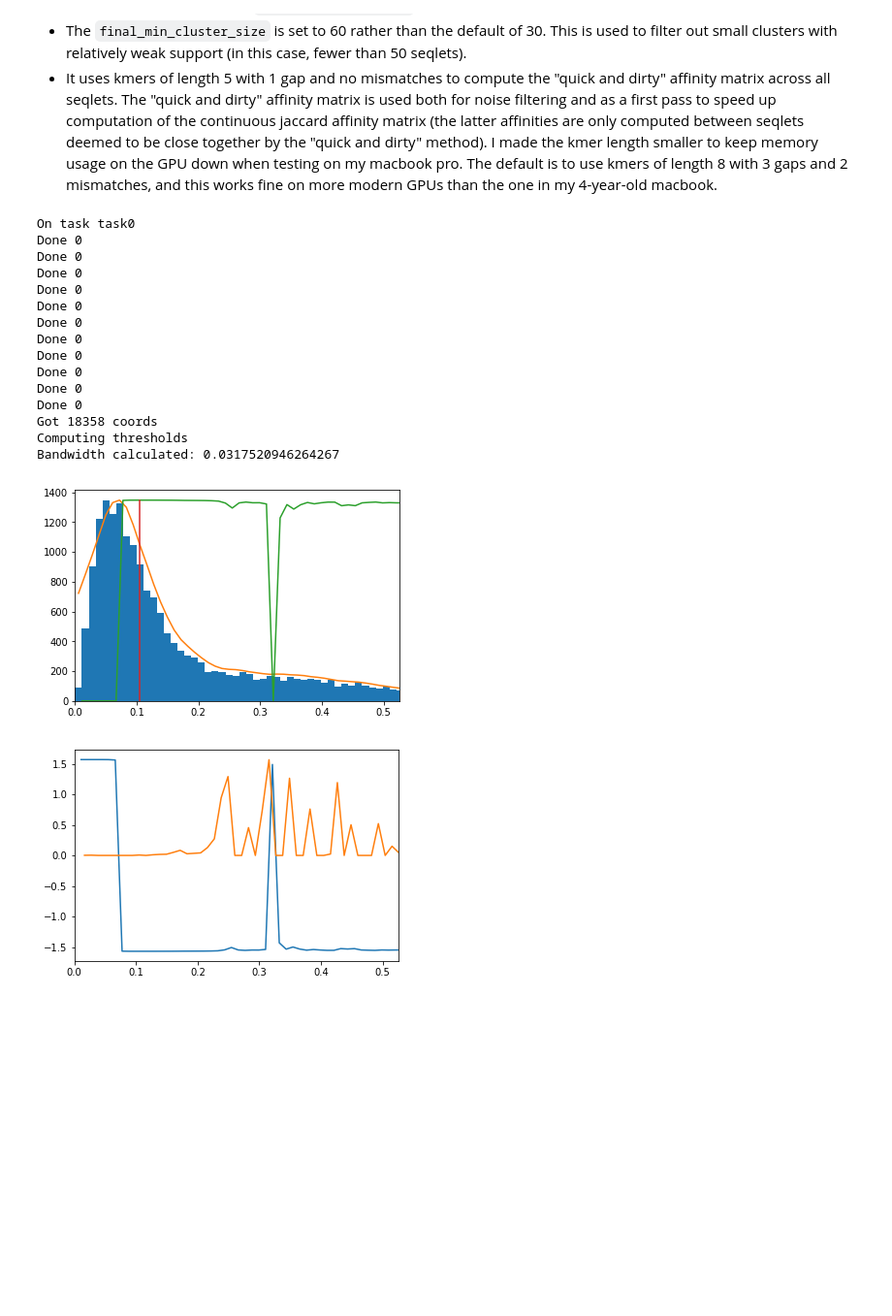
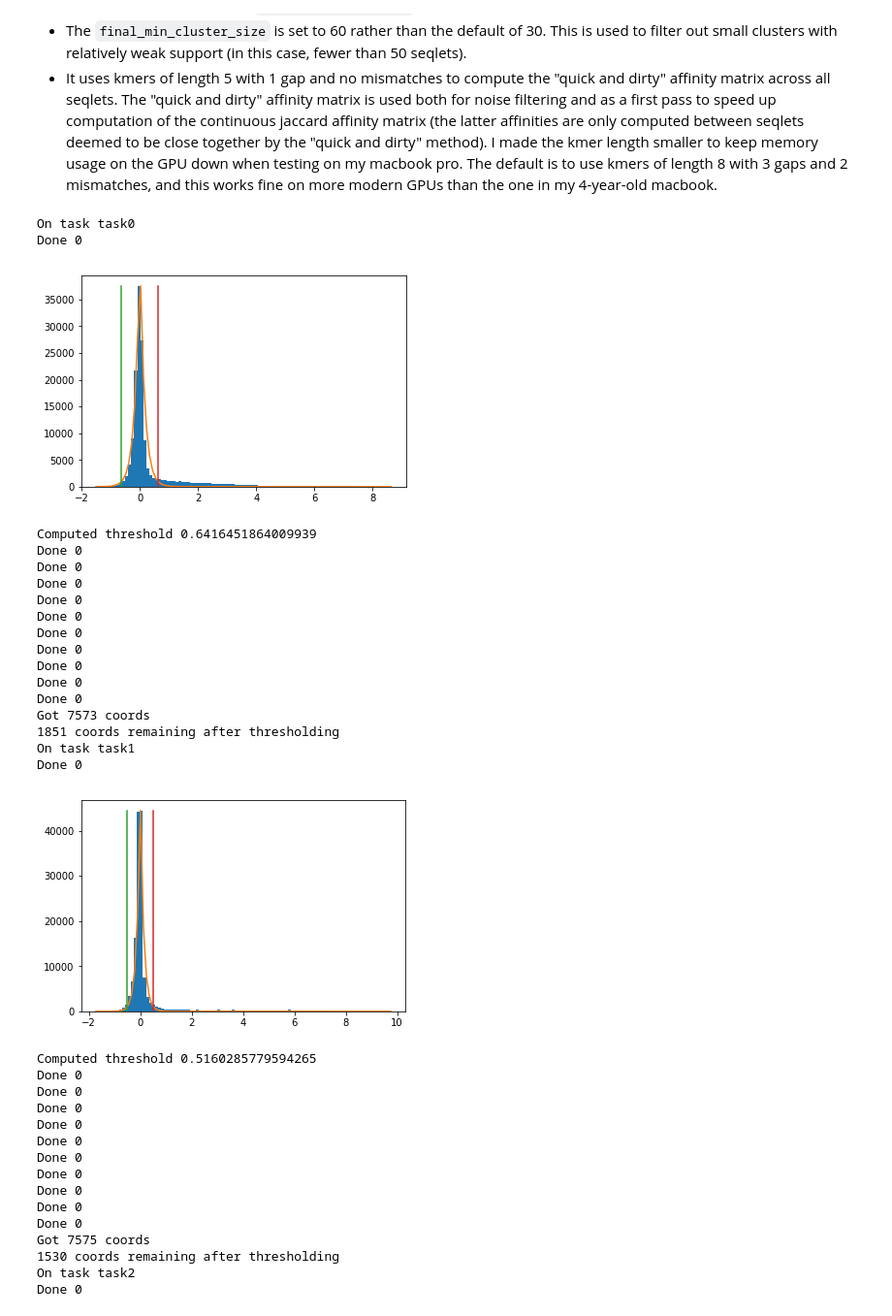
Before and after one commit to kundajelab/tfmodisco, a Jupyter notebook: examples/simulated_tf_binding/TF MoDISco TAL GATA.ipynb, the cells around one changed output. Shown at 97% size. Drawn from its saved outputs; the diff is of its cells as text; code cells hidden in the pictures; blank space fills up the shorter version.

Commit message:
added code for laplace thresholding

```diff
--- a/examples/simulated_tf_binding/TF MoDISco TAL GATA.ipynb
+++ b/examples/simulated_tf_binding/TF MoDISco TAL GATA.ipynb
@@ -35,6 +39,8 @@ File sequences.txt exists already
 # %% [markdown]
 ### Functions for one-hot encoding sequences
 # %%
+import gzip
+
 def one_hot_encode_along_channel_axis(sequence):
     #theano dim ordering, uses row axis for one-hot
     to_return = np.zeros((len(sequence),4), dtype=np.int8)
@@ -66,6 +72,19 @@ def seq_to_one_hot_fill_in_array(zeros_array, sequence, one_hot_axis):
             zeros_array[char_idx,i] = 1
         elif (one_hot_axis==1):
             zeros_array[i,char_idx] = 1
+
+#read in the data in the testing set
+test_ids_fh = gzip.open("test.txt.gz","rb")
+ids_to_load = set([x.rstrip("\n") for x in test_ids_fh])
+
+fasta_sequences = []
+for i,a_line in enumerate(gzip.open("sequences.simdata.gz","rb")):
+    if (i==0):
+        next
+    a_line = a_line.rstrip()
+    seq_id,seq_fasta,embeddings,task1,task2,task3 = a_line.split("\t")
+    if seq_id in ids_to_load:
+        fasta_sequences.append(seq_fasta)
 # %% [markdown]
 ## Prepare the data for input into TF-MoDISCo
 
@@ -78,3 +92,16 @@ onehot_data = np.array([one_hot_encode_along_channel_axis(x.rstrip())
+# %%
+import h5py
+
+task_to_scores = {}
+task_to_hyp_scores = {}
+
+f = h5py.File("scores.h5","r")
+tasks = f["contrib_scores"].keys()
+for task in tasks:
+    task_to_scores[task] = np.array(f['contrib_scores'][task])
+    task_to_hyp_scores[task] = np.array(f['hyp_contrib_scores'][task])
+
+onehot_data = np.array([one_hot_encode_along_channel_axis(seq) for seq in fasta_sequences])
 # %% [markdown]
 Double check by plotting
 # %%
@@ -120,46 +147,63 @@ import modisco.aggregator
 reload(modisco.aggregator)
 import modisco.cluster
 reload(modisco.cluster.core)
 reload(modisco.cluster.phenograph.core)
 reload(modisco.cluster.phenograph.cluster)
 import modisco.core
 reload(modisco.core)
 import modisco.coordproducers
 reload(modisco.coordproducers)
 import modisco.metaclusterers
 reload(modisco.metaclusterers)
 
 tfmodisco_results = modisco.tfmodisco_workflow.workflow.TfModiscoWorkflow(
                     #Slight modifications from the default settings
                     sliding_window_size=15,
                     flank_size=5,
                     seqlets_to_patterns_factory=
                      modisco.tfmodisco_workflow.seqlets_to_patterns.TfModiscoSeqletsToPatternsFactory(
                         trim_to_window_size=15,
                         initial_flank_to_add=5,
                         kmer_len=5, num_gaps=1,
                         num_mismatches=0,
                         final_min_cluster_size=60)
                 )(
-                task_names=["task0"],
+                task_names=["task0", "task1", "task2"],
                 contrib_scores=task_to_scores,
                 hypothetical_contribs=task_to_hyp_scores,
                 one_hot=onehot_data)
 # %% [output]
 On task task0
 Done 0
-Done 0
-Done 0
-Done 0
-Done 0
-Done 0
-Done 0
-Done 0
-Done 0
-Done 0
-Done 0
-Got 18358 coords
-Computing thresholds
-Bandwidth calculated: 0.0317520946264267
-[figure, old version]
+[figure, new version]
+Computed threshold 0.6416451864009939
+Done 0
+Done 0
+Done 0
+Done 0
+Done 0
+Done 0
+Done 0
+Done 0
+Done 0
+Done 0
+Got 7573 coords
+1851 coords remaining after thresholding
+On task task1
+Done 0
-[figure, old version]
+[figure, new version]
+Computed threshold 0.5160285779594265
+Done 0
+Done 0
+Done 0
+Done 0
+Done 0
+Done 0
+Done 0
+Done 0
+Done 0
+Done 0
+Got 7575 coords
+1530 coords remaining after thresholding
+On task task2
+Done 0
```
Also changed, not shown: parts of 6 cells of this notebook, 3 other files.
